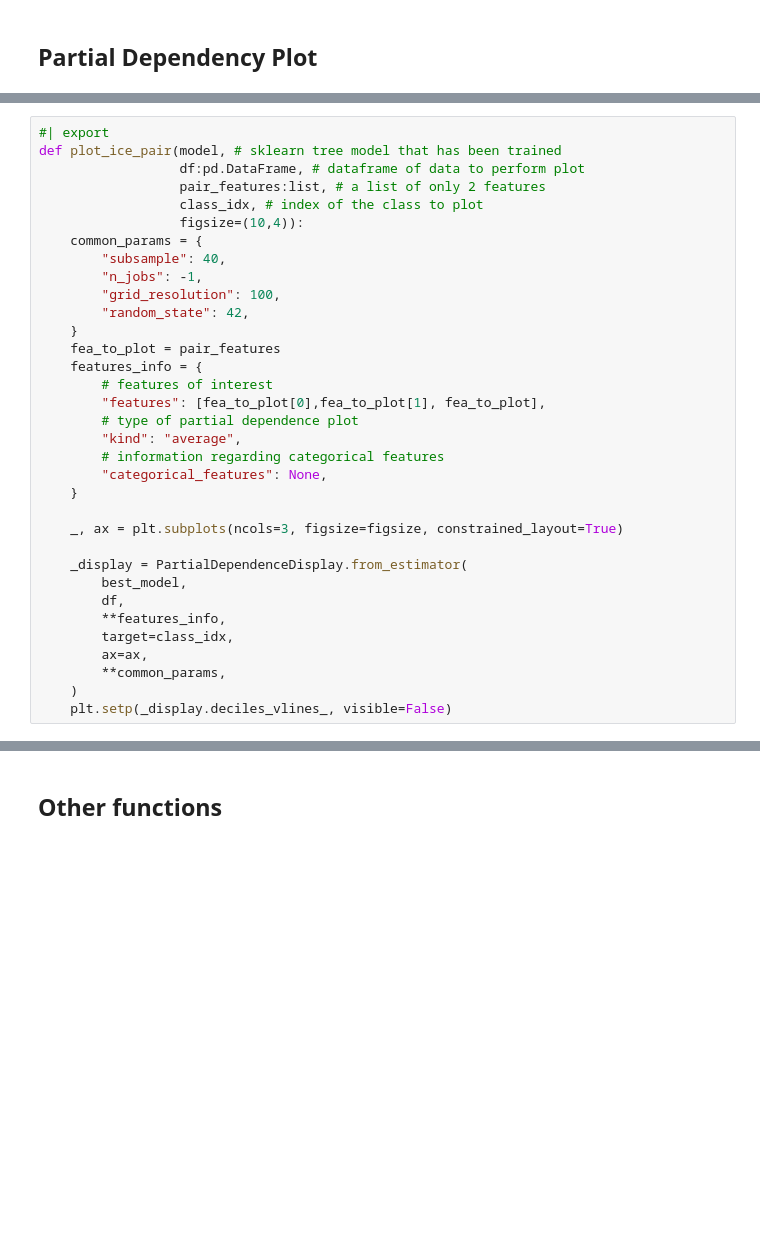
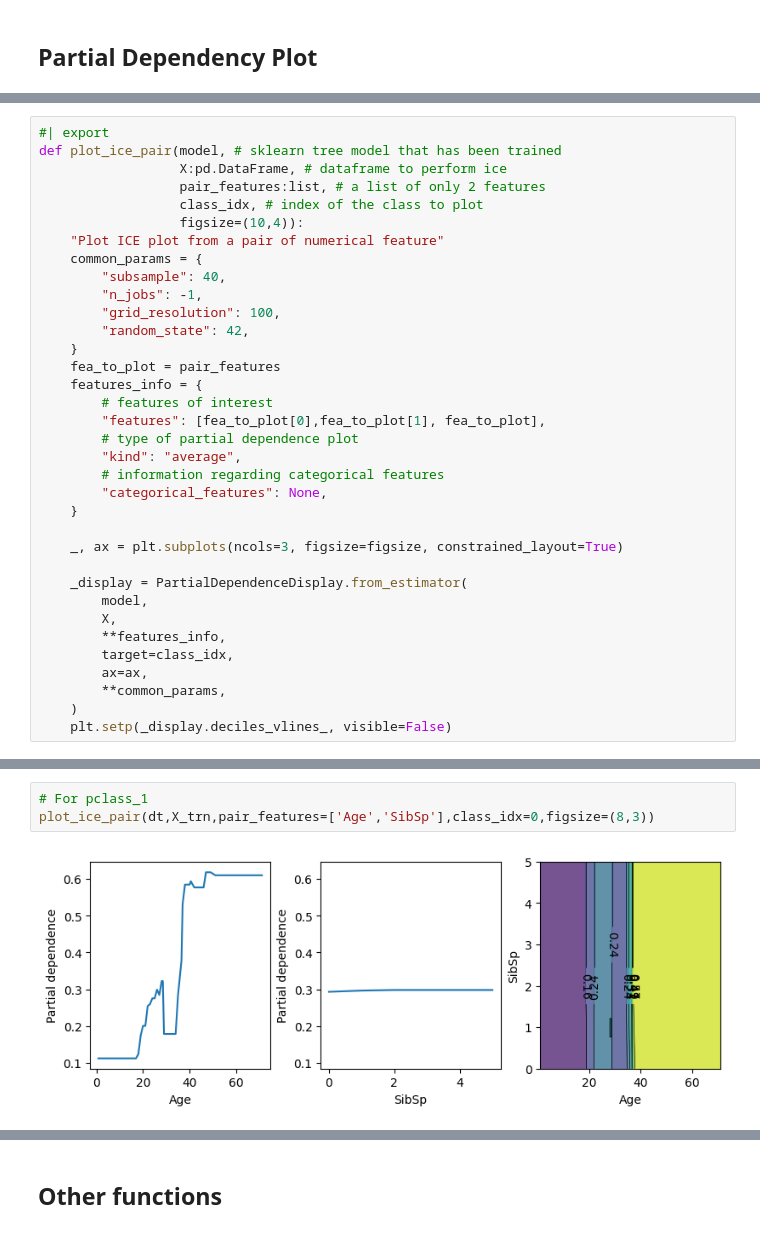
Before and after one commit to anhquan0412/that-ml-library, a Jupyter notebook: nbs/03_chart_plotting.ipynb, the cells around one changed output, grey strips where cells are left out. Cells and saved outputs as stored; diff of their text form; blank space fills up the shorter version.

```diff
--- a/nbs/03_chart_plotting.ipynb
+++ b/nbs/03_chart_plotting.ipynb
@@ -879,10 +937,11 @@ show_doc(pdp_categorical_only)
 # %%
 #| export
 def plot_ice_pair(model, # sklearn tree model that has been trained
-                  df:pd.DataFrame, # dataframe of data to perform plot
+                  X:pd.DataFrame, # dataframe to perform ice
                   pair_features:list, # a list of only 2 features
                   class_idx, # index of the class to plot
                   figsize=(10,4)):
+    "Plot ICE plot from a pair of numerical feature"
     common_params = {
         "subsample": 40,
         "n_jobs": -1,
@@ -902,8 +961,8 @@ def plot_ice_pair(model, # sklearn tree model that has been trained
     _, ax = plt.subplots(ncols=3, figsize=figsize, constrained_layout=True)
 
     _display = PartialDependenceDisplay.from_estimator(
-        best_model,
-        df,
+        model,
+        X,
         **features_info,
         target=class_idx,
         ax=ax,
@@ -927,3 +990,8 @@ show_doc(plot_ice_pair)
 | pair_features | list |  | a list of only 2 features |
 | class_idx |  |  | index of the class to plot |
 | figsize | tuple | (10, 4) |  |
+# %%
+# For pclass_1
+plot_ice_pair(dt,X_trn,pair_features=['Age','SibSp'],class_idx=0,figsize=(8,3))
+# %% [output]
+[figure, added]
```
Also changed, not shown: parts of 33 cells of this notebook, 7 other files.
